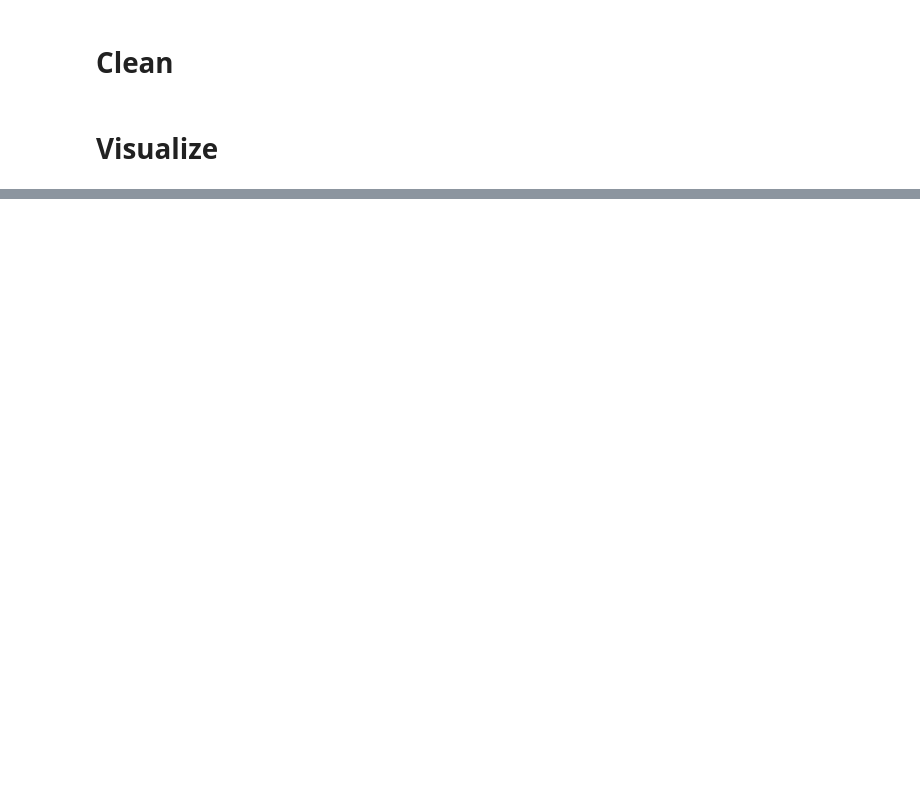
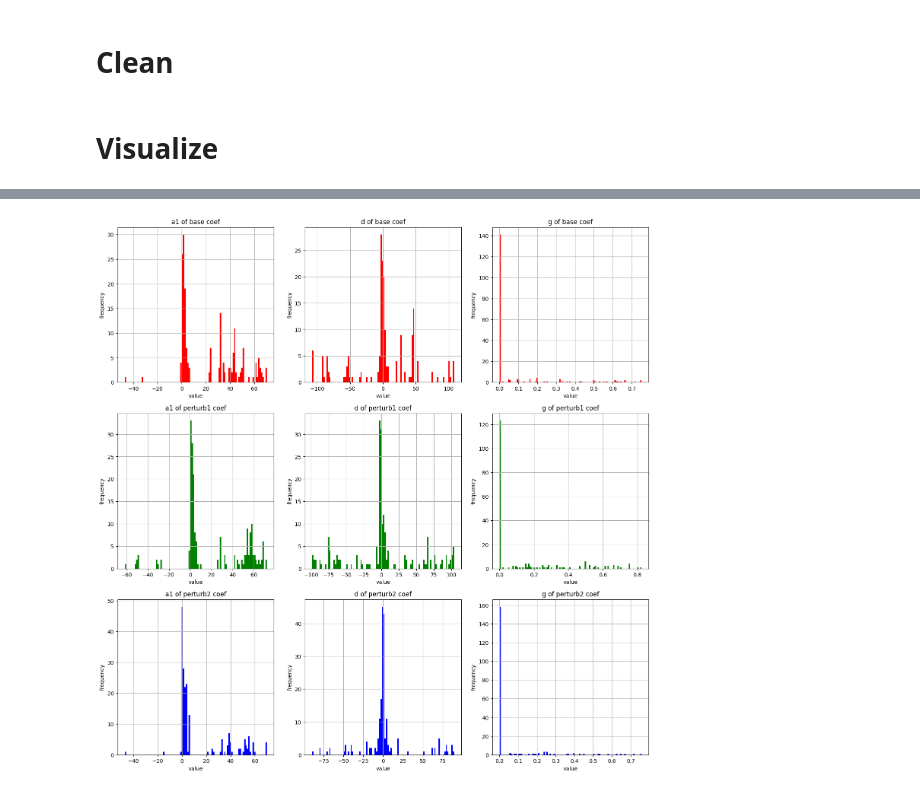
Before and after one commit to ronanhansel/reeval, a Jupyter notebook: clean_visual_coef.ipynb, the cells around one changed output, grey strips where cells are left out. Drawn from its saved outputs; the diff is of its cells as text; code cells hidden in the pictures; blank space fills up the shorter version.

```diff
--- a/clean_visual_coef.ipynb
+++ b/clean_visual_coef.ipynb
@@ -46,0 +51,37 @@ plt.show()
+# %%
+import pandas as pd
+import matplotlib.pyplot as plt
+
+base_coef = pd.read_csv('model_coef/base_coef_clean.csv', usecols=[0, 1, 2])
+perturb1_coef = pd.read_csv('model_coef/perturb1_coef_clean.csv', usecols=[0, 1, 2])
+perturb2_coef = pd.read_csv('model_coef/perturb2_coef_clean.csv', usecols=[0, 1, 2])
+
+base_value = [base_coef.iloc[:, i] for i in range(3)]
+perturb1_value = [perturb1_coef.iloc[:, i] for i in range(3)]
+perturb2_value = [perturb2_coef.iloc[:, i] for i in range(3)]
+
+plt.figure(figsize=(18, 18))
+
+def plot_hist(serial, data, color, para, perturb):
+    plt.subplot(3, 3, serial)
+    plt.hist(data, bins=100, color=color)
+    plt.xlabel('value')
+    plt.ylabel('frequency')
+    plt.title(f'{para} of {perturb} coef')
+    plt.grid(True)
+
+plot_hist(1, base_value[0], 'r', 'a1', 'base')
+plot_hist(2, base_value[1], 'r', 'd', 'base')
+plot_hist(3, base_value[2], 'r', 'g', 'base')
+
+plot_hist(4, perturb1_value[0], 'g', 'a1', 'perturb1')
+plot_hist(5, perturb1_value[1], 'g', 'd', 'perturb1')
+plot_hist(6, perturb1_value[2], 'g', 'g', 'perturb1')
+
+plot_hist(7, perturb2_value[0], 'b', 'a1', 'perturb2')
+plot_hist(8, perturb2_value[1], 'b', 'd', 'perturb2')
+plot_hist(9, perturb2_value[2], 'b', 'g', 'perturb2')
+
+plt.show()
+# %% [output]
+[figure, added]
```
Also changed, not shown: parts of 1 cell of this notebook.
